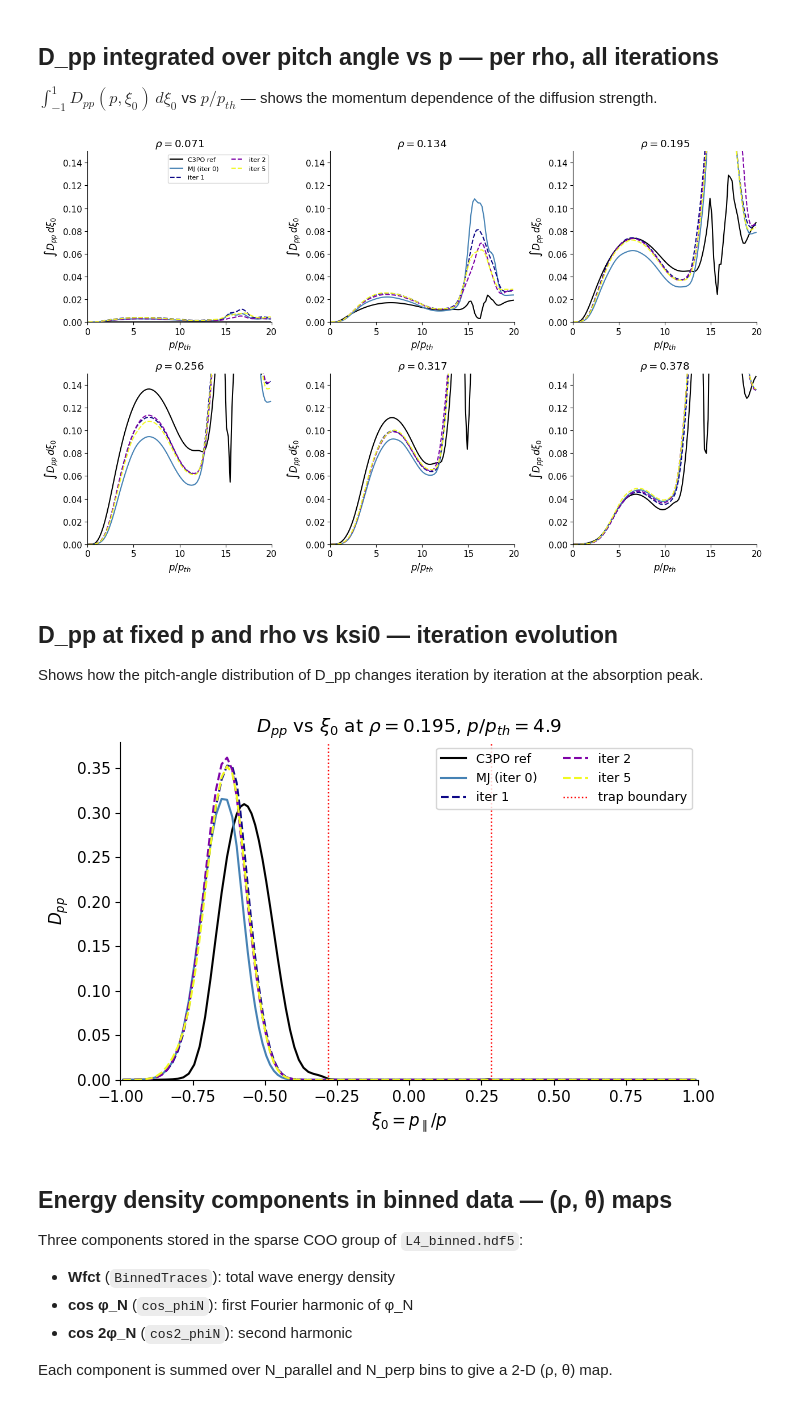
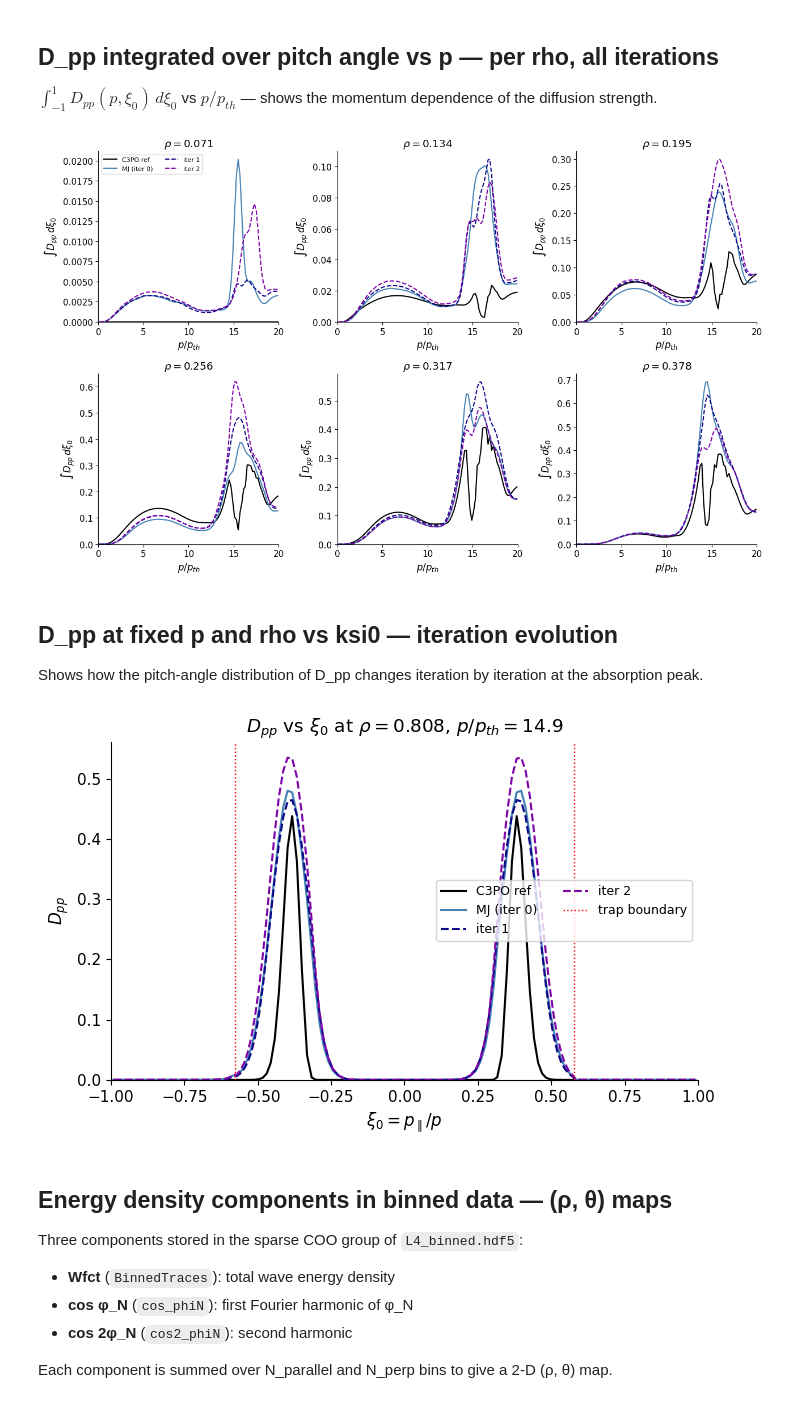
Before and after one commit to EwoutDevlaminck/WanKenoBEAM, a Jupyter notebook: QL_convergence_sparse.ipynb, the cells around one changed output. Cells and saved outputs as stored; diff of their text form; code cells hidden in the pictures.

```diff
--- a/QL_convergence_sparse.ipynb
+++ b/QL_convergence_sparse.ipynb
@@ -48,7 +48,7 @@ plt.rcParams.update({'font.size': 11, 'axes.labelsize': 12})
 # %% [markdown]
 ## Paths and parameters
 # %%
-RUN_DIR   = '/home/devlamin/EC23_WKBeam_sims/TCV_88612_1.25_QLtest_sparse'
+RUN_DIR   = '/home/devlamin/EC23_WKBeam_sims/TCV_88612_1.25_QLtest_sparse_3'
 C3PO_FILE = '/home/devlamin/EC23_WKBeam_sims/TCV_88612_1.25_QLtest/C3PO_baseline.mat'
 SAVE_DIR  = RUN_DIR
 
@@ -274,8 +274,8 @@ plt.show()
 
 Rows: selected rho values.  Columns: subset of iterations + C3PO.  All share the same colour scale per row.
 # %%
-rho_goals    = [0.15, 0.25, 0.35]
-iters_to_show = [it for it in [5] if it in data]
+rho_goals    = [0.15, 0.25, 0.35, 0.45, 0.55, 0.65, 0.75, 0.85]
+iters_to_show = [it for it in [2] if it in data]
 
 psi_ref  = data[iters_avail[0]]['psi']
 p_norm   = data[iters_avail[0]]['p_norm']
@@ -362,7 +362,7 @@ plt.show()
 $\int_{-1}^{1} D_{pp}(p,\xi_0)\,d\xi_0$ vs $p/p_{th}$ — shows the momentum dependence of the diffusion strength.
 # %%
 rho_goals = np.array([0.10, 0.15, 0.20, 0.25, 0.30, 0.35])
-iters_avail = [0, 1, 2, 5]
+iters_avail = [0, 1, 2]
 ranges = np.array([6.8519000000000005, 6.784000000000001, 2.89426, 2.6537200000000003, 3.44855])
 psi_ref   = data[iters_avail[0]]['psi']
 p_norm    = data[iters_avail[0]]['p_norm']
@@ -380,42 +380,42 @@ for ax_idx, rho_goal in enumerate(rho_goals):
 
     # C3PO reference
     ipsi_c  = np.argmin(np.abs(np.sqrt(c3po['psi']) - rho_goal))
     D_c_int = np.trapz(c3po['DRF_pp'][:, :, ipsi_c], c3po['ksi0'], axis=0)
     ax.plot(c3po['p'], D_c_int, color='k', ls='-', lw=1.5, label='C3PO ref')
 
     # WKBeam iterations
     for i, it in enumerate(iters_avail):
         d     = data[it]
         D_int = np.trapz(d['DRF_pp'][:, :, ipsi], d['ksi0'], axis=0)#*ranges[i]/np.pi
         lbl   = 'MJ (iter 0)' if it == 0 else f'iter {it}'
         ls    = '-' if it == 0 else '--'
         ax.plot(p_norm, D_int, color=iter_color(it), ls=ls, lw=1.5, label=lbl)
 
     ax.set_xlim(0, p_max_plot)
-    ax.set_ylim(0, 0.15)
+    ax.set_ylim(0)
     ax.set_xlabel(r'$p / p_{th}$')
     ax.set_ylabel(r'$\int D_{pp}\,d\xi_0$')
     ax.set_title(rf'$\rho = {rho_val:.3f}$')
     ax.spines['right'].set_visible(False)
     ax.spines['top'].set_visible(False)
     if ax_idx == 0:
         ax.legend(fontsize=8, ncol=2)
 
 for ax in axes[len(rho_goals):]:
     ax.set_visible(False)
 
 plt.tight_layout()
 plt.savefig(os.path.join(SAVE_DIR, 'QL_sparse_Dpp_xi_int.png'), dpi=150)
 plt.show()
 # %% [output]
-[figure, old version]
+[figure, new version]
 # %% [markdown]
 ## D_pp at fixed p and rho vs ksi0 — iteration evolution
 
 Shows how the pitch-angle distribution of D_pp changes iteration by iteration at the absorption peak.
 # %%
-rho_goal = 0.20   # adjust to absorption peak
-p_goal   = 5.0    # normalised momentum
+rho_goal = 0.80   # adjust to absorption peak
+p_goal   = 15.0    # normalised momentum
 
 psi_ref  = data[iters_avail[0]]['psi']
 p_norm   = data[iters_avail[0]]['p_norm']
@@ -454,7 +454,7 @@ plt.tight_layout()
 plt.savefig(os.path.join(SAVE_DIR, 'QL_sparse_Dpp_vs_ksi0.png'), dpi=150)
 plt.show()
 # %% [output]
-[figure, old version]
+[figure, new version]
 # %% [markdown]
 ## Energy density components in binned data — (ρ, θ) maps
 
```
Also changed, not shown: parts of 9 cells of this notebook, 11 other files.
